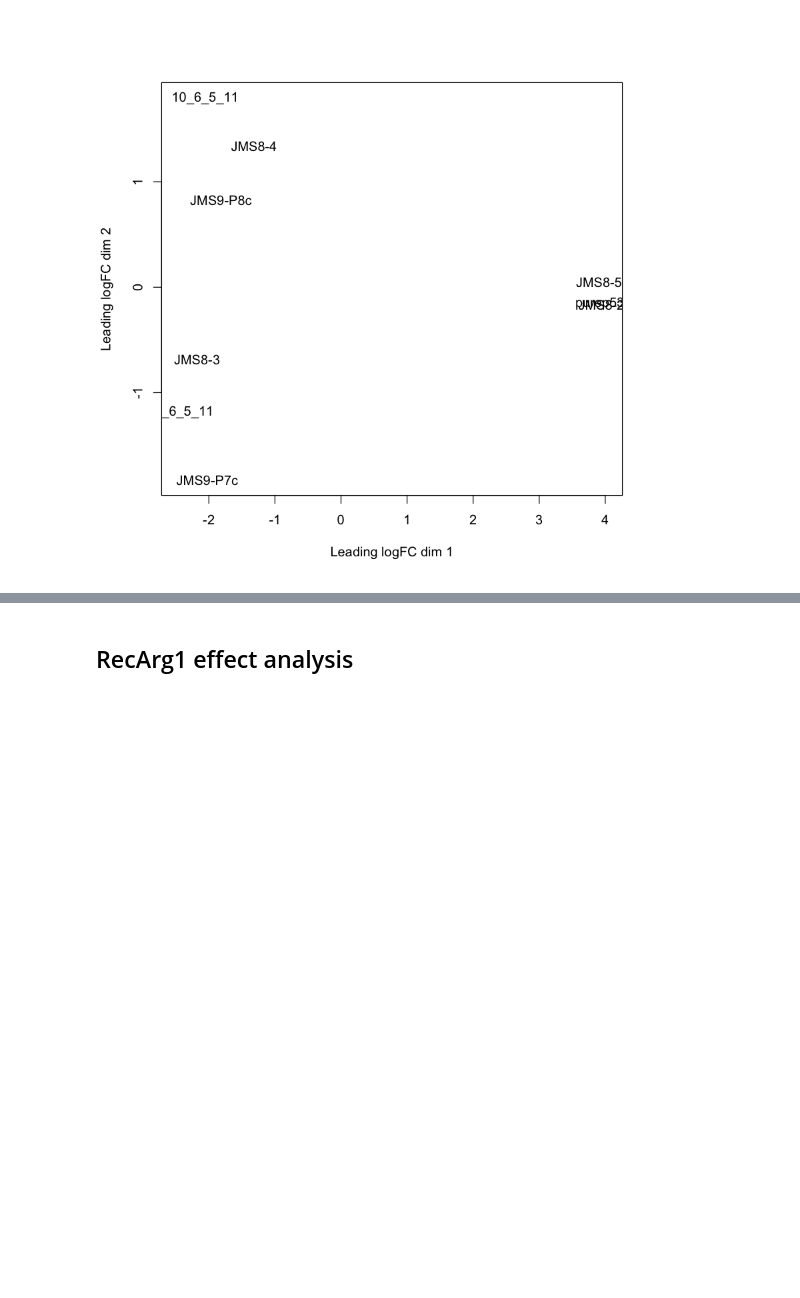
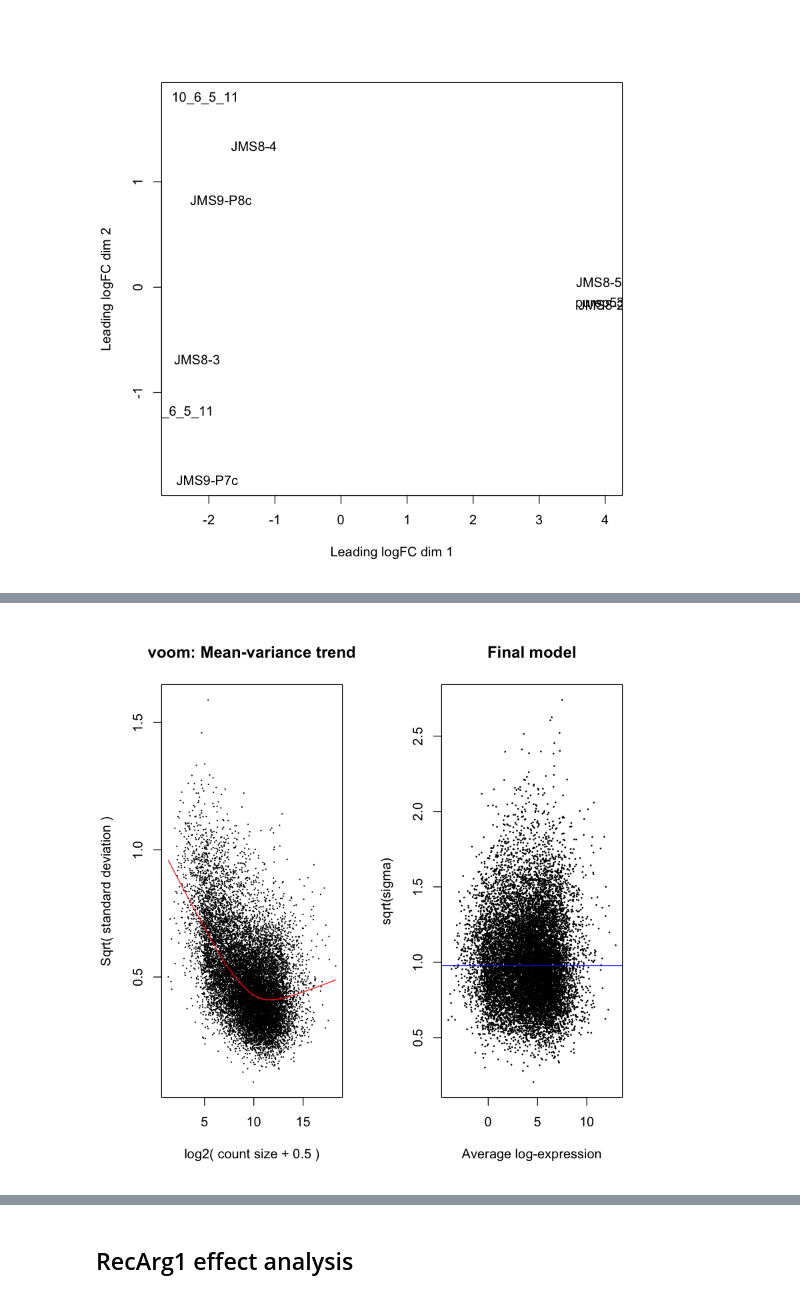
Before and after one commit to lvulliard/Brunner2019, a Jupyter notebook: RNA-DiffEq.ipynb, the cells around one changed output, grey strips where cells are left out. Cells and saved outputs as stored; diff of their text form; code cells hidden in the pictures; blank space fills up the shorter version.

```diff
--- a/RNA-DiffEq.ipynb
+++ b/RNA-DiffEq.ipynb
@@ -187,3 +185,7 @@ par(bg="white")
 plotMDS(x) # Three distinct groups (LP/ML/Basal)
 # %% [output]
 [figure]
+# %%
+design <- model.matrix(~0+group+lane)
+colnames(design) <- gsub("group", "", colnames(design))
+design
@@ -189,0 +203,7 @@ plotMDS(x) # Three distinct groups (LP/ML/Basal)
+# %%
+contr.matrix <- makeContrasts(
+   BasalvsLP = Basal-LP,
+   BasalvsML = Basal - ML,
+   LPvsML = LP - ML,
+   levels = colnames(design))
+contr.matrix
@@ -189,0 +217,9 @@ plotMDS(x) # Three distinct groups (LP/ML/Basal)
+# %%
+par(mfrow=c(1,2), bg="white")
+v <- voom(x, design, plot=TRUE)
+vfit <- lmFit(v, design)
+vfit <- contrasts.fit(vfit, contrasts=contr.matrix)
+efit <- eBayes(vfit)
+plotSA(efit, main="Final model")
+# %% [output]
+[figure, added]
```
Also changed, not shown: parts of 37 cells of this notebook.
